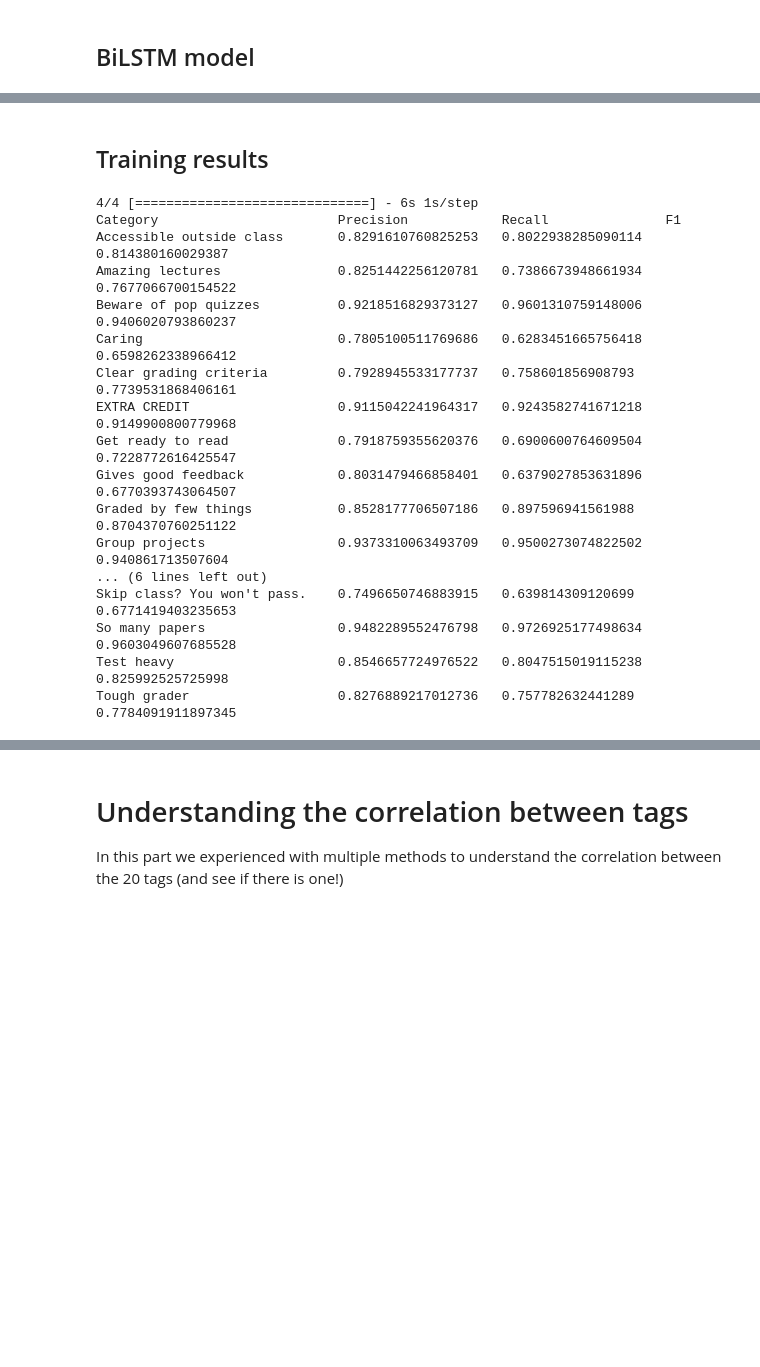
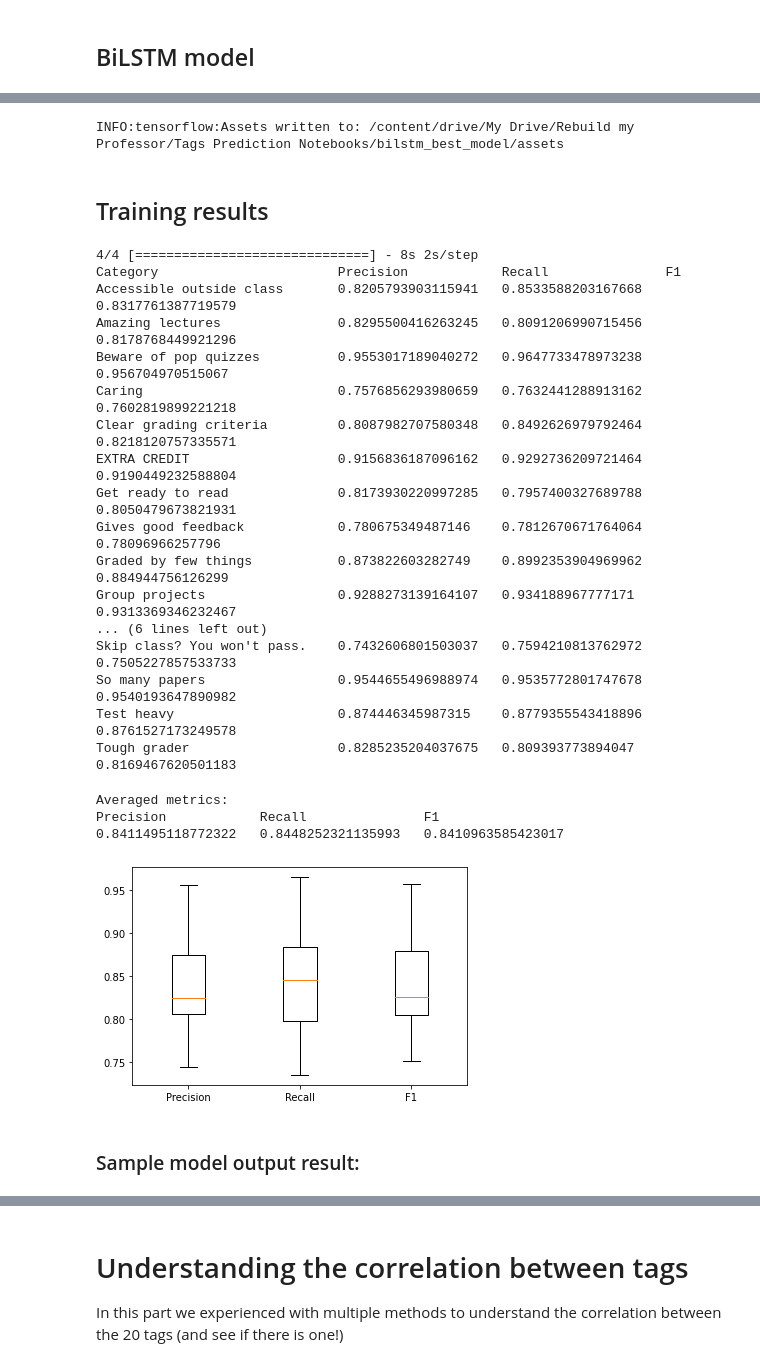
Before and after one commit to xuezzou/Rebuild-My-Professor, a Jupyter notebook: Tags-Prediction/Tag_Classification_with_BiLSTM+CNN.ipynb, the cells around one changed output, grey strips where cells are left out. Saved outputs shown, nothing was run; the diff lists cells and outputs as text; code cells hidden in the pictures; blank space fills up the shorter version.

```diff
--- a/Tags-Prediction/Tag_Classification_with_BiLSTM+CNN.ipynb
+++ b/Tags-Prediction/Tag_Classification_with_BiLSTM+CNN.ipynb
@@ -144,30 +185,38 @@ Epoch 4/4
+# %%
+best_model='/content/drive/My Drive/Rebuild my Professor/Tags Prediction Notebooks/bilstm_best_model'
+model.save(best_model)
+model = keras.models.load_model(best_model)
+# %% [output]
+INFO:tensorflow:Assets written to: /content/drive/My Drive/Rebuild my Professor/Tags Prediction Notebooks/bilstm_best_model/assets
 # %% [markdown]
 ## Training results
 # %%
 predictions = model.predict(x_test,batch_size=1024,verbose=1)
-results = np.where(predictions > 0.2, 1, 0)
+results = np.where(predictions > 0.3, 1, 0)
 from sklearn.metrics import precision_recall_fscore_support
 from sklearn.metrics import accuracy_score, f1_score, precision_score, recall_score
 print("{:<30} {:<20} {:<20} {:<20}".format("Category", "Precision", "Recall", "F1"))
+resmetrics=np.zeros((20,3))
 for i in range(20):
     predicted = results[:, i]
     actual = test.iloc[:, i+2]
-    print("{:<30} {:<20} {:<20} {:<20}".format(test.columns[i+2],precision_score(actual, predicted, average='weighted'),recall_score(actual, predicted, average='weighted'),f1_score(actual, predicted, average='weighted')))
+    resmetrics[i]=[precision_score(actual, predicted, average='weighted'),recall_score(actual, predicted, average='weighted'),f1_score(actual, predicted, average='weighted')]
+    print("{:<30} {:<20} {:<20} {:<20}".format(test.columns[i+2],resmetrics[i][0],resmetrics[i][1],resmetrics[i][2]))
 # %% [output]
-4/4 [==============================] - 6s 1s/step
+4/4 [==============================] - 8s 2s/step
 Category                       Precision            Recall               F1
-Accessible outside class       0.8291610760825253   0.8022938285090114   0.814380160029387
-Amazing lectures               0.8251442256120781   0.7386673948661934   0.7677066700154522
-Beware of pop quizzes          0.9218516829373127   0.9601310759148006   0.9406020793860237
-Caring                         0.7805100511769686   0.6283451665756418   0.6598262338966412
-Clear grading criteria         0.7928945533177737   0.758601856908793    0.7739531868406161
-EXTRA CREDIT                   0.9115042241964317   0.9243582741671218   0.9149900800779968
-Get ready to read              0.7918759355620376   0.6900600764609504   0.7228772616425547
-Gives good feedback            0.8031479466858401   0.6379027853631896   0.6770393743064507
-Graded by few things           0.8528177706507186   0.897596941561988    0.8704370760251122
-Group projects                 0.9373310063493709   0.9500273074822502   0.940861713507604
+Accessible outside class       0.8205793903115941   0.8533588203167668   0.8317761387719579
+Amazing lectures               0.8295500416263245   0.8091206990715456   0.8178768449921296
+Beware of pop quizzes          0.9553017189040272   0.9647733478973238   0.956704970515067
+Caring                         0.7576856293980659   0.7632441288913162   0.7602819899221218
+Clear grading criteria         0.8087982707580348   0.8492626979792464   0.8218120757335571
+EXTRA CREDIT                   0.9156836187096162   0.9292736209721464   0.9190449232588804
+Get ready to read              0.8173930220997285   0.7957400327689788   0.8050479673821931
+Gives good feedback            0.780675349487146    0.7812670671764064   0.78096966257796
+Graded by few things           0.873822603282749    0.8992353904969962   0.884944756126299
+Group projects                 0.9288273139164107   0.934188967777171    0.9313369346232467
 ... (6 lines left out)
-Skip class? You won't pass.    0.7496650746883915   0.639814309120699    0.6771419403235653
-So many papers                 0.9482289552476798   0.9726925177498634   0.9603049607685528
-Test heavy                     0.8546657724976522   0.8047515019115238   0.825992525725998
-Tough grader                   0.8276889217012736   0.757782632441289    0.7784091911897345
+Skip class? You won't pass.    0.7432606801503037   0.7594210813762972   0.7505227857533733
+So many papers                 0.9544655496988974   0.9535772801747678   0.9540193647890982
+Test heavy                     0.874446345987315    0.8779355543418896   0.8761527173249578
+Tough grader                   0.8285235204037675   0.809393773894047    0.8169467620501183
@@ -182,0 +223,17 @@ df1
+# %%
+avgmetrics=np.mean(resmetrics,axis=0)
+print("Averaged metrics:")
+print("{:<20} {:<20} {:<20}".format("Precision", "Recall", "F1"))
+print("{:<20} {:<20} {:<20}".format(avgmetrics[0], avgmetrics[1], avgmetrics[2]))
+# %% [output]
+Averaged metrics:
+Precision            Recall               F1
+0.8411495118772322   0.8448252321135993   0.8410963585423017
+# %%
+plt.boxplot(resmetrics)
+plt.xticks([1, 2, 3], ['Precision', 'Recall', 'F1'])
+plt.show()
+# %% [output]
+[figure, added]
+# %% [markdown]
+### Sample model output result:
```
Also changed, not shown: parts of 13 cells of this notebook.
